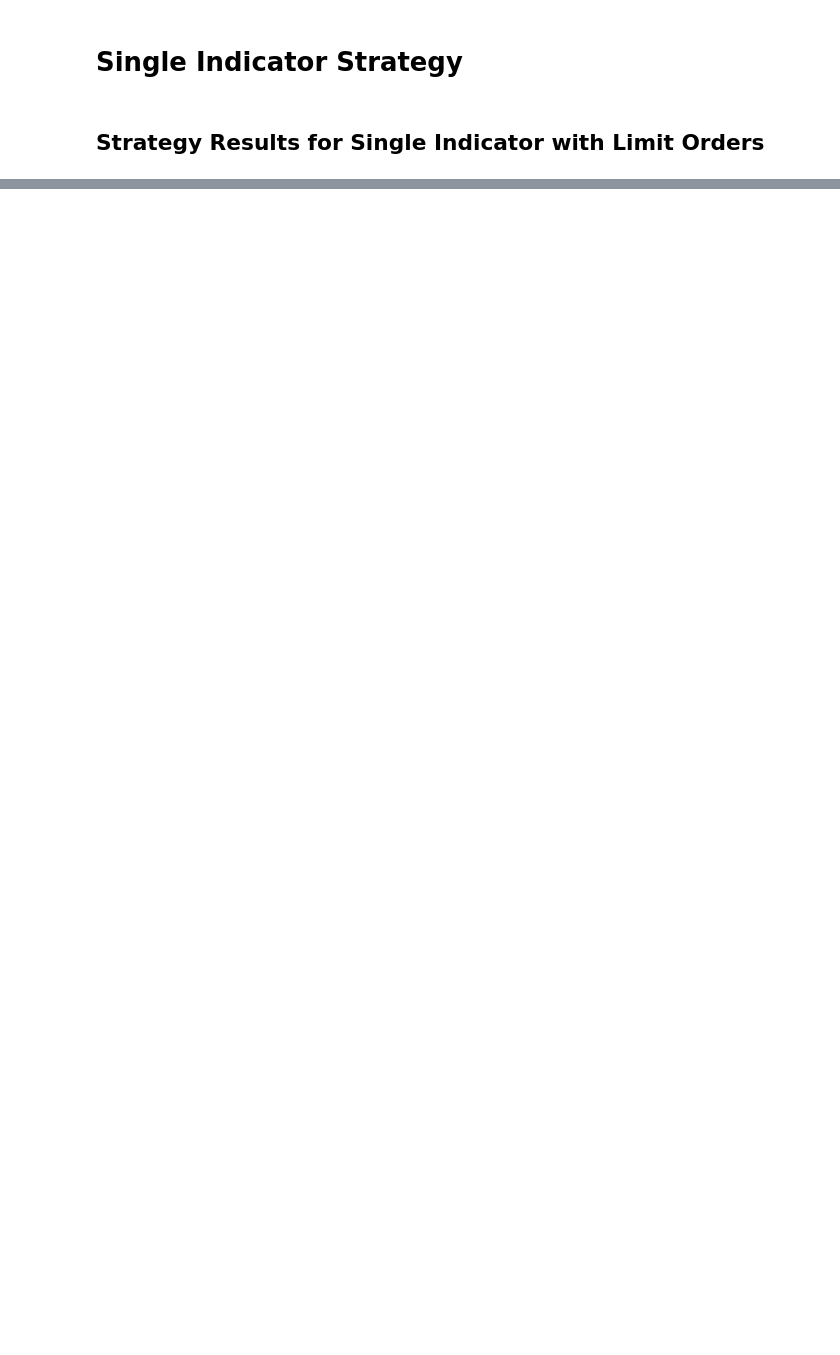
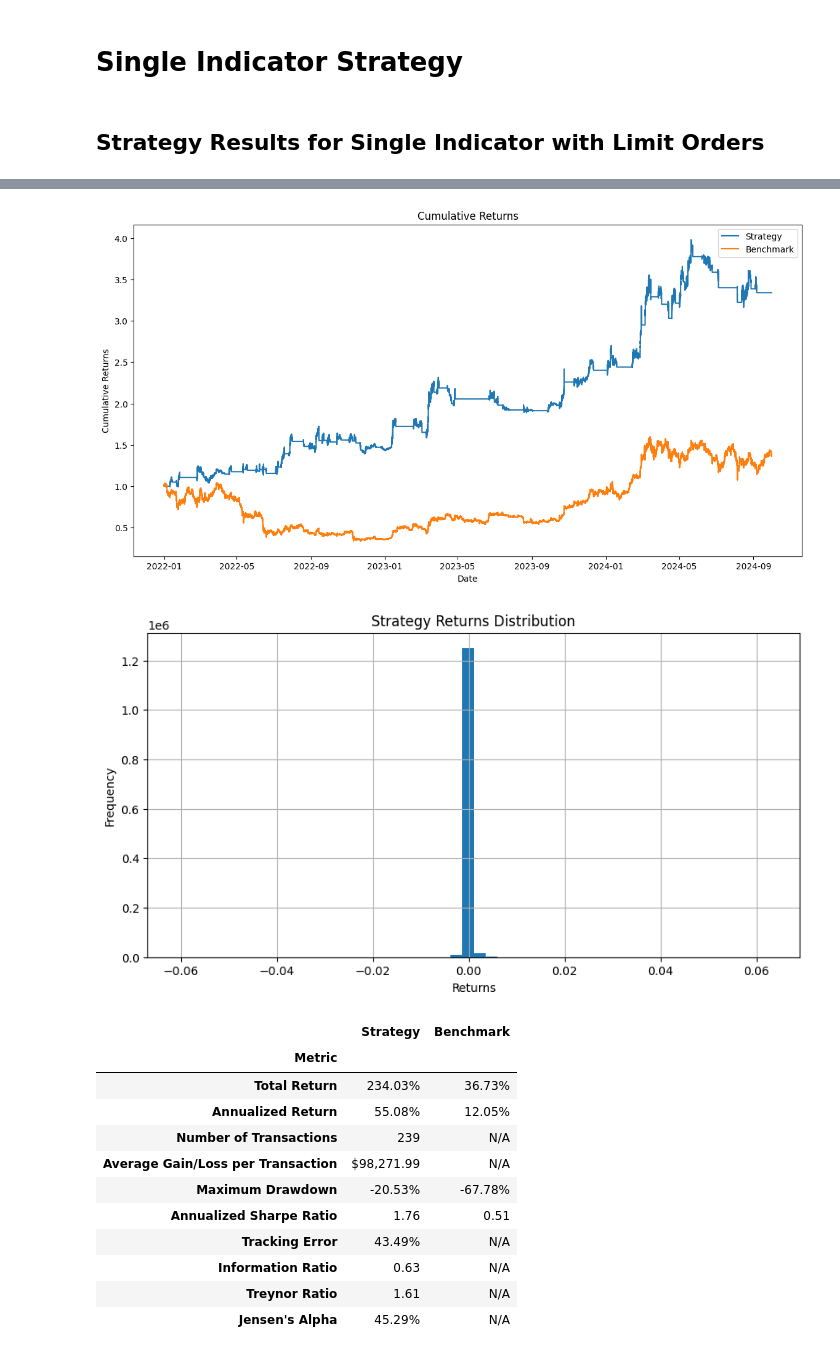
Before and after one commit to harrypandas/algo_trading_project, a Jupyter notebook: ML_Strat_ZJ.ipynb, the cells around one changed output, grey strips where cells are left out. Saved outputs shown, nothing was run; the diff lists cells and outputs as text; code cells hidden in the pictures; blank space fills up the shorter version.

```diff
--- a/ML_Strat_ZJ.ipynb
+++ b/ML_Strat_ZJ.ipynb
@@ -2093,0 +1065,43 @@ print(results_df.sort_values(by='Total Return (%)', ascending=False).head(top_n)
+# %%
+strategy_params = {
+    'buy_investment_amount': None,    # Invest $X per buy trade
+    'sell_investment_amount': 2_500_000,   # Sell $X worth of BTC per sell trade
+    'investment_fraction': 1.0,        # Alternatively, use fractions
+    'use_limit_orders': True,            # Whether to use limit orders
+    'buy_threshold': 0.655,                # Probability threshold to buy
+    'sell_threshold': 0.31,               # Probability threshold to sell
+    'limit_order_buffer': 0.00001,         # Price buffer for limit orders
+    'limit_order_duration': 10,            # Duration in minutes to wait for limit order execution
+    'stop_loss_pct' : 0.05,      # e.g., 0.10 for 10%
+    'freeze_window' : 120         # Number of minutes to freeze trading after stop loss event
+}
+
+# Simulate the trading strategy for 'BTC_Future_Direction_5m'
+df_with_results, performance_metrics, trade_history = simulate_trading_strategy(
+    df=trading_df[trading_df.index >= '2022-01-01'],
+    target_variable='BTC_Future_Direction_5m',
+    initial_capital=10_000_000,
+    transaction_cost=0.001,
+    strategy_params=strategy_params
+)
+
+# Analyze the strategy
+metrics_df = analyze_strategies(df_with_results)
+
+# Display the metrics
+metrics_df
+# %% [output]
+[figure, added]
+[figure, added]
+|  | Strategy | Benchmark |
+| Metric |  |  |
+| Total Return | 234.03% | 36.73% |
+| Annualized Return | 55.08% | 12.05% |
+| Number of Transactions | 239 | N/A |
+| Average Gain/Loss per Transaction | $98,271.99 | N/A |
+| Maximum Drawdown | -20.53% | -67.78% |
+| Annualized Sharpe Ratio | 1.76 | 0.51 |
+| Tracking Error | 43.49% | N/A |
+| Information Ratio | 0.63 | N/A |
+| Treynor Ratio | 1.61 | N/A |
+| Jensen's Alpha | 45.29% | N/A |
```
Also changed, not shown: parts of 56 cells of this notebook.
